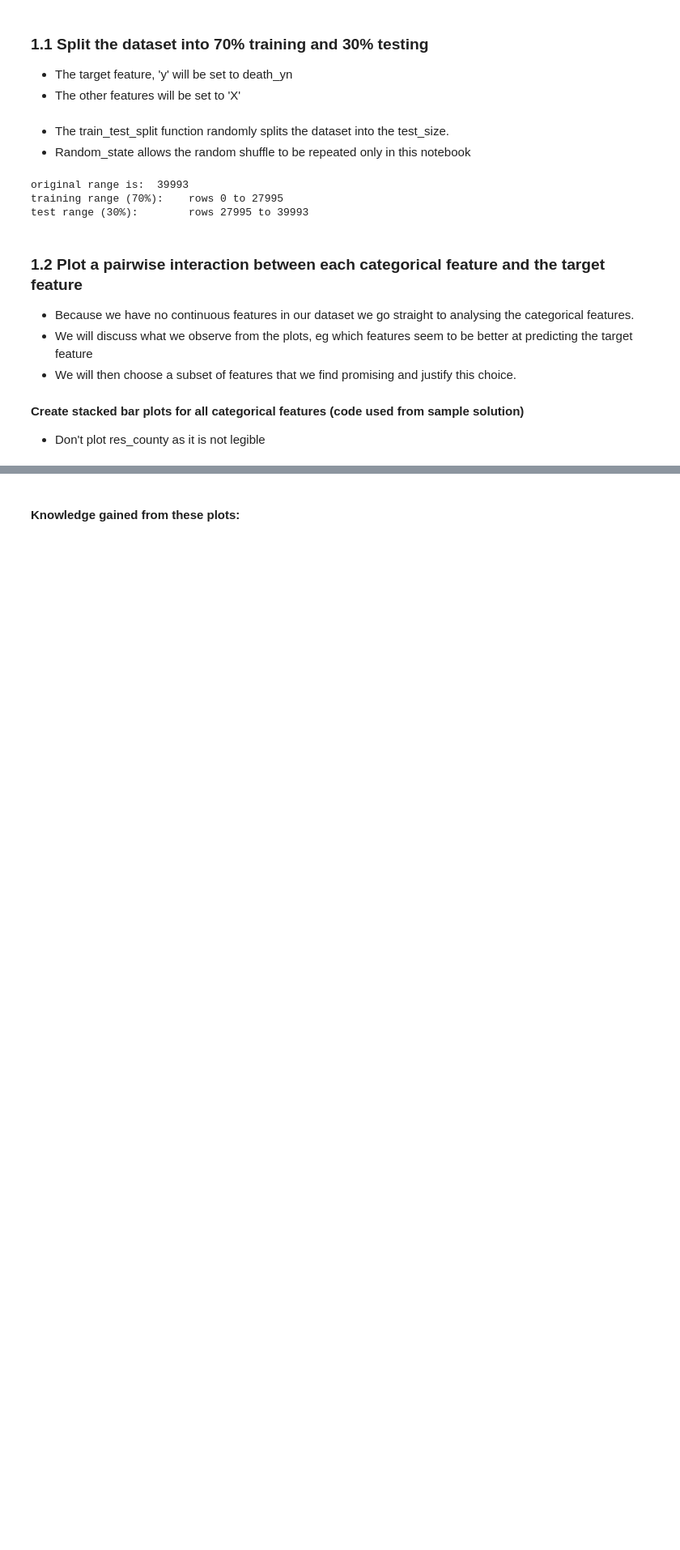
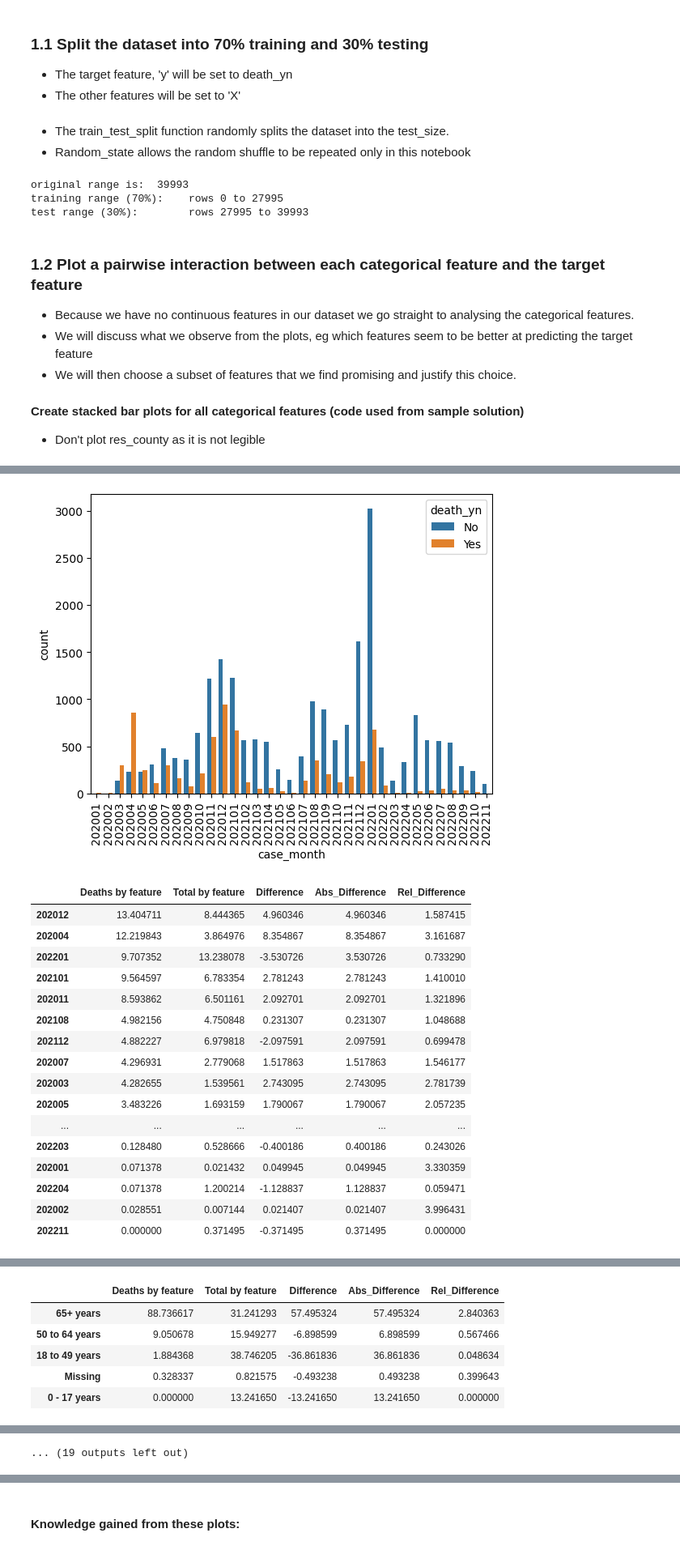
Before and after one commit to keyinb/data-analytics, a Jupyter notebook: 2022-Homework2-Notebook.ipynb, the cells around one changed output, grey strips where cells are left out. Shown: that part at 81% size. Drawn from its saved outputs; the diff is of its cells as text; code cells hidden in the pictures; blank space fills up the shorter version.

```diff
--- a/2022-Homework2-Notebook.ipynb
+++ b/2022-Homework2-Notebook.ipynb
@@ -496,0 +424,58 @@ ValueError: Grouper for 'death_yn' not 1-dimensional
+# %%
+#easier to isolate death=yes variable
+df_temp_death_Y=df_temp.loc[df_temp['death_yn']== 'Yes']
+# %%
+#function to print more information regarding death_yn= for each feature that is passed into it
+def feature_death_comp(feature):
+    """
+    Function to create plots and also a statistics table for the given feature in comparison with the death feature
+    """
+    fig = sea.countplot(data=df_temp, x=feature, hue="death_yn")
+    fig.set_xticklabels(fig.get_xticklabels(), rotation=90)
+    plt.show()
+    fig = sea.countplot(data=df_temp_death_Y, x=feature, hue="death_yn")
+    fig.set_xticklabels(fig.get_xticklabels(), rotation=90)
+    #plt.show()
+    # total deaths for each feature
+    feature_deaths = df_temp_death_Y[feature].value_counts(normalize=True) * 100
+
+    # totals for each feature
+    feature_totals = df_temp[feature].value_counts(normalize=True) * 100
+
+    #create the table
+    feature_comp = pd.concat([feature_deaths.rename("Deaths by feature"), feature_totals.rename("Total by feature")], axis=1)
+    feature_comp["Difference"] = feature_comp["Deaths by feature"] - feature_comp["Total by feature"]
+    feature_comp["Abs_Difference"] = abs(feature_comp["Deaths by feature"] - feature_comp["Total by feature"])
+    feature_comp["Rel_Difference"] = feature_comp["Deaths by feature"] / feature_comp["Total by feature"]
+    feature_comp.sort_values(by="Abs_Difference", ascending=False)
+    #show the table
+    display(feature_comp)
+
+    return feature_comp
+# %%
+# for each categorical feature create a stacked bar plot
+show=[None]*len(df_temp.columns)
+i=0
+for column in df_temp.columns:
+    if df_temp[column].dtype.name == 'category':
+        show[i]=feature_death_comp(column)
+        i=i+1
+# %% [output]
+[figure, added]
+|  | Deaths by feature | Total by feature | Difference | Abs_Difference | Rel_Difference |
+| 202012 | 13.404711 | 8.444365 | 4.960346 | 4.960346 | 1.587415 |
+| 202004 | 12.219843 | 3.864976 | 8.354867 | 8.354867 | 3.161687 |
+| 202201 | 9.707352 | 13.238078 | -3.530726 | 3.530726 | 0.733290 |
+| 202101 | 9.564597 | 6.783354 | 2.781243 | 2.781243 | 1.410010 |
+| 202011 | 8.593862 | 6.501161 | 2.092701 | 2.092701 | 1.321896 |
+| 202108 | 4.982156 | 4.750848 | 0.231307 | 0.231307 | 1.048688 |
+| 202112 | 4.882227 | 6.979818 | -2.097591 | 2.097591 | 0.699478 |
+| 202007 | 4.296931 | 2.779068 | 1.517863 | 1.517863 | 1.546177 |
+| 202003 | 4.282655 | 1.539561 | 2.743095 | 2.743095 | 2.781739 |
+| 202005 | 3.483226 | 1.693159 | 1.790067 | 1.790067 | 2.057235 |
+| ... | ... | ... | ... | ... | ... |
+| 202203 | 0.128480 | 0.528666 | -0.400186 | 0.400186 | 0.243026 |
+| 202001 | 0.071378 | 0.021432 | 0.049945 | 0.049945 | 3.330359 |
+| 202204 | 0.071378 | 1.200214 | -1.128837 | 1.128837 | 0.059471 |
+| 202002 | 0.028551 | 0.007144 | 0.021407 | 0.021407 | 3.996431 |
+| 202211 | 0.000000 | 0.371495 | -0.371495 | 0.371495 | 0.000000 |
@@ -496,0 +501,6 @@ ValueError: Grouper for 'death_yn' not 1-dimensional
+|  | Deaths by feature | Total by feature | Difference | Abs_Difference | Rel_Difference |
+| 65+ years | 88.736617 | 31.241293 | 57.495324 | 57.495324 | 2.840363 |
+| 50 to 64 years | 9.050678 | 15.949277 | -6.898599 | 6.898599 | 0.567466 |
+| 18 to 49 years | 1.884368 | 38.746205 | -36.861836 | 36.861836 | 0.048634 |
+| Missing | 0.328337 | 0.821575 | -0.493238 | 0.493238 | 0.399643 |
+| 0 - 17 years | 0.000000 | 13.241650 | -13.241650 | 13.241650 | 0.000000 |
@@ -496,0 +526 @@ ValueError: Grouper for 'death_yn' not 1-dimensional
+... (19 outputs left out)
```
Also changed, not shown: parts of 5 cells of this notebook.
